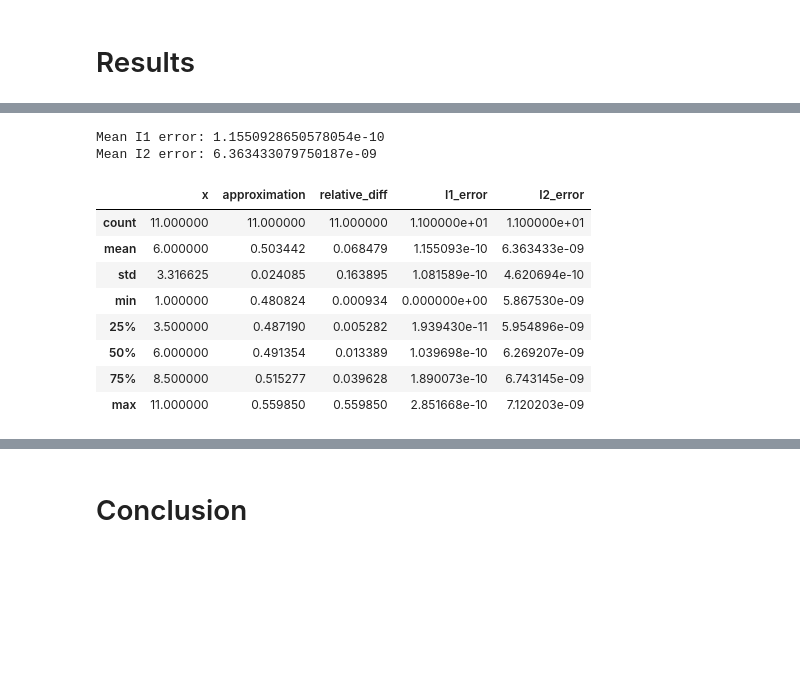
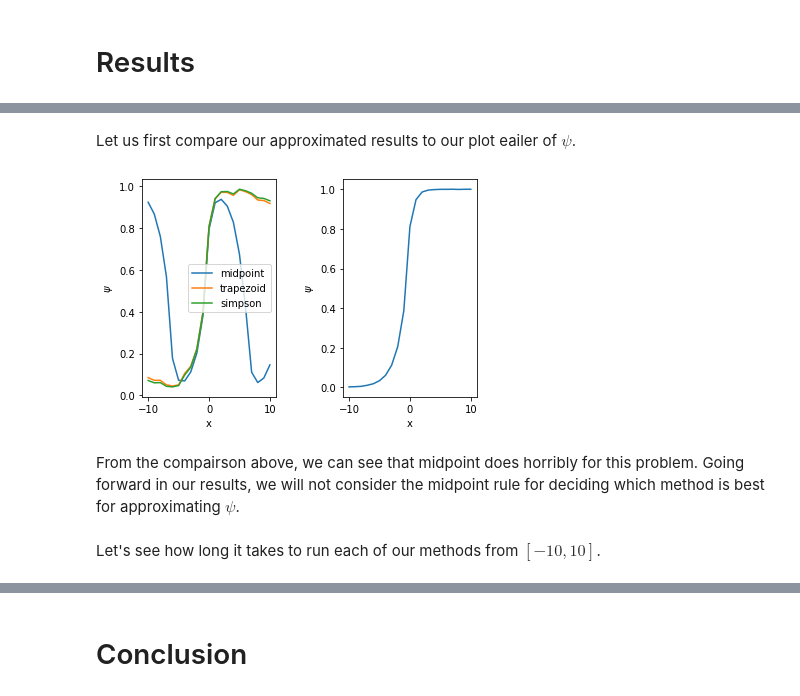
Before and after one commit to VijayStroup/ns-quadrature, a Jupyter notebook: nerve_quadrature.ipynb, the cells around one changed output, grey strips where cells are left out. Saved outputs shown, nothing was run; the diff lists cells and outputs as text; code cells hidden in the pictures; blank space fills up the shorter version.

Commit message:
results

```diff
--- a/nerve_quadrature.ipynb
+++ b/nerve_quadrature.ipynb
@@ -699,16 +664,31 @@ Mean I2 error: 4332.325808707617
-# %%
-print(f'Mean I1 error: {simpdf.I1_error.mean()}')
-print(f'Mean I2 error: {simpdf.I2_error.mean()}')
-simpdf.describe()
-# %% [output]
-Mean I1 error: 1.1550928650578054e-10
-Mean I2 error: 6.363433079750187e-09
-|  | x | approximation | relative_diff | I1_error | I2_error |
-| count | 11.000000 | 11.000000 | 11.000000 | 1.100000e+01 | 1.100000e+01 |
-| mean | 6.000000 | 0.503442 | 0.068479 | 1.155093e-10 | 6.363433e-09 |
-| std | 3.316625 | 0.024085 | 0.163895 | 1.081589e-10 | 4.620694e-10 |
-| min | 1.000000 | 0.480824 | 0.000934 | 0.000000e+00 | 5.867530e-09 |
-| 25% | 3.500000 | 0.487190 | 0.005282 | 1.939430e-11 | 5.954896e-09 |
-| 50% | 6.000000 | 0.491354 | 0.013389 | 1.039698e-10 | 6.269207e-09 |
-| 75% | 8.500000 | 0.515277 | 0.039628 | 1.890073e-10 | 6.743145e-09 |
-| max | 11.000000 | 0.559850 | 0.559850 | 2.851668e-10 | 7.120203e-09 |
+# %% [markdown]
+Let us first compare our approximated results to our plot eailer of $\psi$.
+# %%
+_, ax = plt.subplots(1, 2)
+ax[0].plot(middf.x, middf.approximation, label='midpoint')
+ax[0].plot(trapdf.x, trapdf.approximation, label='trapezoid')
+ax[0].plot(simpdf.x, simpdf.approximation, label='simpson')
+ax[0].set_xlabel('x')
+ax[0].set_ylabel(r'$\psi$')
+ax[0].legend()
+
+psi_ys = []
+for x in np.arange(-10, 11):
+    a = quad(I1, 0, np.inf, args=(1, x))
+    b = quad(I2, 0, np.inf, args=(1, x))
+    y = 1/2 + (1/np.pi * a[0]) + (1/np.pi * b[0])
+    psi_ys.append(y)
+ax[1].plot(np.arange(-10, 11), psi_ys)
+ax[1].set_xlabel('x')
+ax[1].set_ylabel(r'$\psi$')
+
+plt.subplots_adjust(wspace=.5)
+plt.show()
+# %% [output]
+[figure, added]
+# %% [markdown]
+From the compairson above, we can see that midpoint does horribly for this problem.
+Going forward in our results, we will not consider the midpoint rule for deciding
+which method is best for approximating $\psi$.
+# %% [markdown]
+Let's see how long it takes to run each of our methods from $[-10, 10]$.
```
Also changed, not shown: parts of 12 cells of this notebook.
